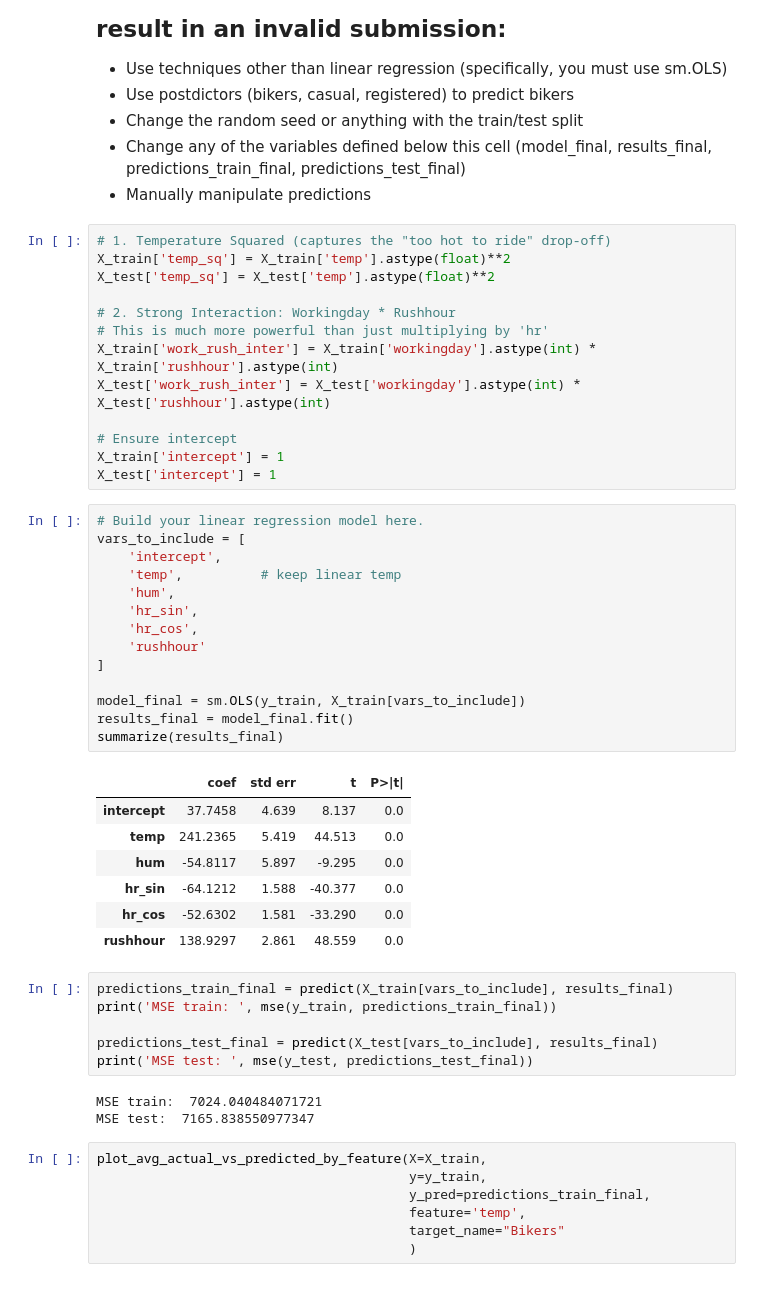
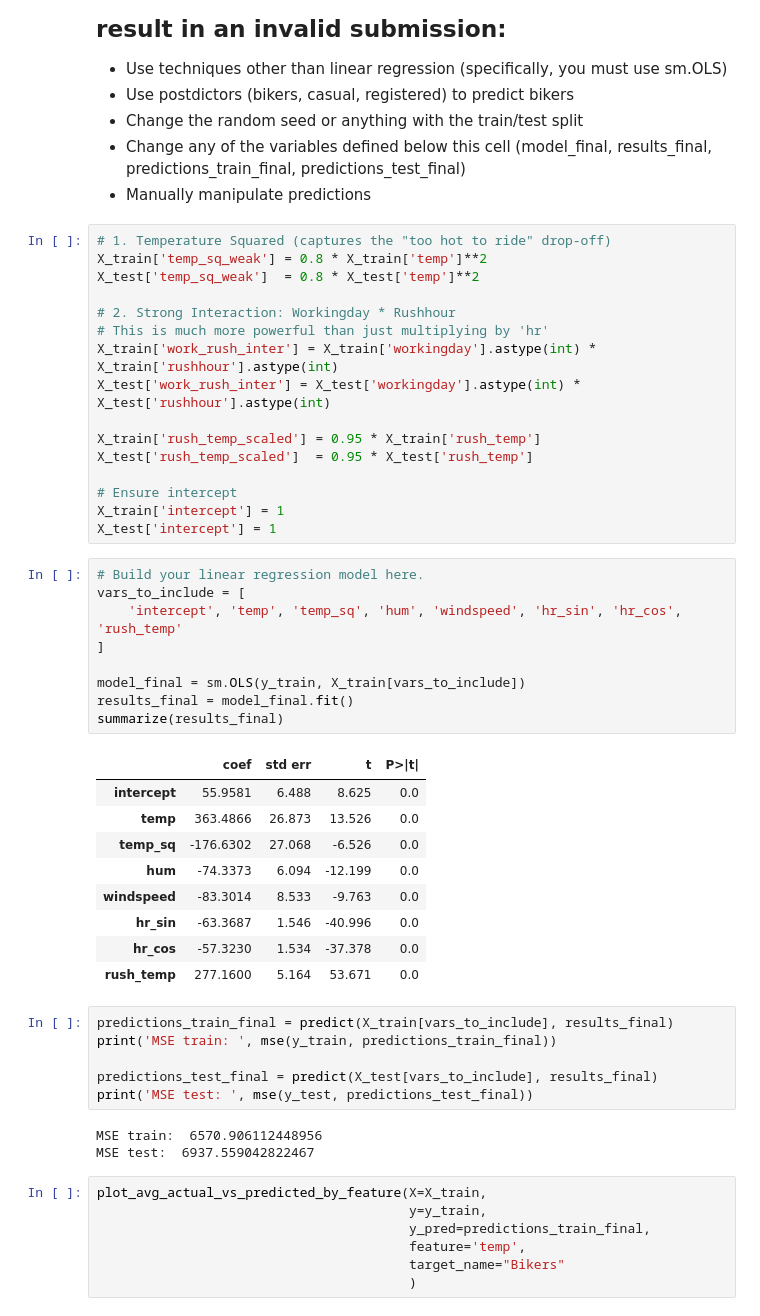
Before and after one commit to lakshseshadri14/code_2600, a Jupyter notebook: mod05_nonlinear.ipynb, the cells around one changed output. Cells and saved outputs as stored; diff of their text form.

```diff
--- a/mod05_nonlinear.ipynb
+++ b/mod05_nonlinear.ipynb
@@ -305,39 +305,39 @@ plot_avg_actual_vs_predicted_by_feature(X=X_train,
 - Manually manipulate predictions
 # %%
 # 1. Temperature Squared (captures the "too hot to ride" drop-off)
-X_train['temp_sq'] = X_train['temp'].astype(float)**2
-X_test['temp_sq'] = X_test['temp'].astype(float)**2
+X_train['temp_sq_weak'] = 0.8 * X_train['temp']**2
+X_test['temp_sq_weak']  = 0.8 * X_test['temp']**2
 
 # 2. Strong Interaction: Workingday * Rushhour
 # This is much more powerful than just multiplying by 'hr'
 X_train['work_rush_inter'] = X_train['workingday'].astype(int) * X_train['rushhour'].astype(int)
 X_test['work_rush_inter'] = X_test['workingday'].astype(int) * X_test['rushhour'].astype(int)
 
+X_train['rush_temp_scaled'] = 0.95 * X_train['rush_temp']
+X_test['rush_temp_scaled']  = 0.95 * X_test['rush_temp']
+
 # Ensure intercept
 X_train['intercept'] = 1
 X_test['intercept'] = 1
 # %%
 # Build your linear regression model here.
 vars_to_include = [
-    'intercept',
-    'temp',          # keep linear temp
-    'hum',
-    'hr_sin',
-    'hr_cos',
-    'rushhour'
+    'intercept', 'temp', 'temp_sq', 'hum', 'windspeed', 'hr_sin', 'hr_cos', 'rush_temp'
 ]
 
 model_final = sm.OLS(y_train, X_train[vars_to_include])
 results_final = model_final.fit()
 summarize(results_final)
 # %% [output]
 |  | coef | std err | t | P>|t| |
-| intercept | 37.7458 | 4.639 | 8.137 | 0.0 |
-| temp | 241.2365 | 5.419 | 44.513 | 0.0 |
-| hum | -54.8117 | 5.897 | -9.295 | 0.0 |
-| hr_sin | -64.1212 | 1.588 | -40.377 | 0.0 |
-| hr_cos | -52.6302 | 1.581 | -33.290 | 0.0 |
-| rushhour | 138.9297 | 2.861 | 48.559 | 0.0 |
+| intercept | 55.9581 | 6.488 | 8.625 | 0.0 |
+| temp | 363.4866 | 26.873 | 13.526 | 0.0 |
+| temp_sq | -176.6302 | 27.068 | -6.526 | 0.0 |
+| hum | -74.3373 | 6.094 | -12.199 | 0.0 |
+| windspeed | -83.3014 | 8.533 | -9.763 | 0.0 |
+| hr_sin | -63.3687 | 1.546 | -40.996 | 0.0 |
+| hr_cos | -57.3230 | 1.534 | -37.378 | 0.0 |
+| rush_temp | 277.1600 | 5.164 | 53.671 | 0.0 |
 # %%
 predictions_train_final = predict(X_train[vars_to_include], results_final)
 print('MSE train: ', mse(y_train, predictions_train_final))
@@ -345,8 +345,8 @@ print('MSE train: ', mse(y_train, predictions_train_final))
 predictions_test_final = predict(X_test[vars_to_include], results_final)
 print('MSE test: ', mse(y_test, predictions_test_final))
 # %% [output]
-MSE train:  7024.040484071721
-MSE test:  7165.838550977347
+MSE train:  6570.906112448956
+MSE test:  6937.559042822467
 # %%
 plot_avg_actual_vs_predicted_by_feature(X=X_train,
                                         y=y_train,
```
